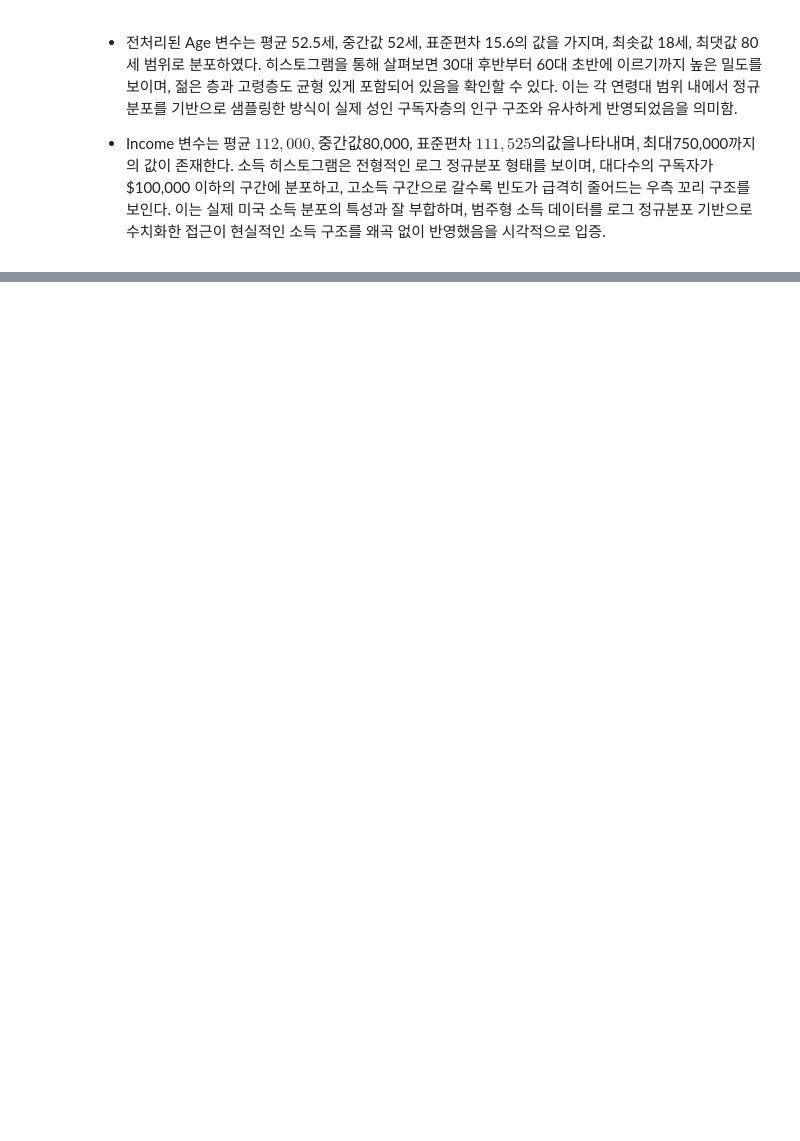
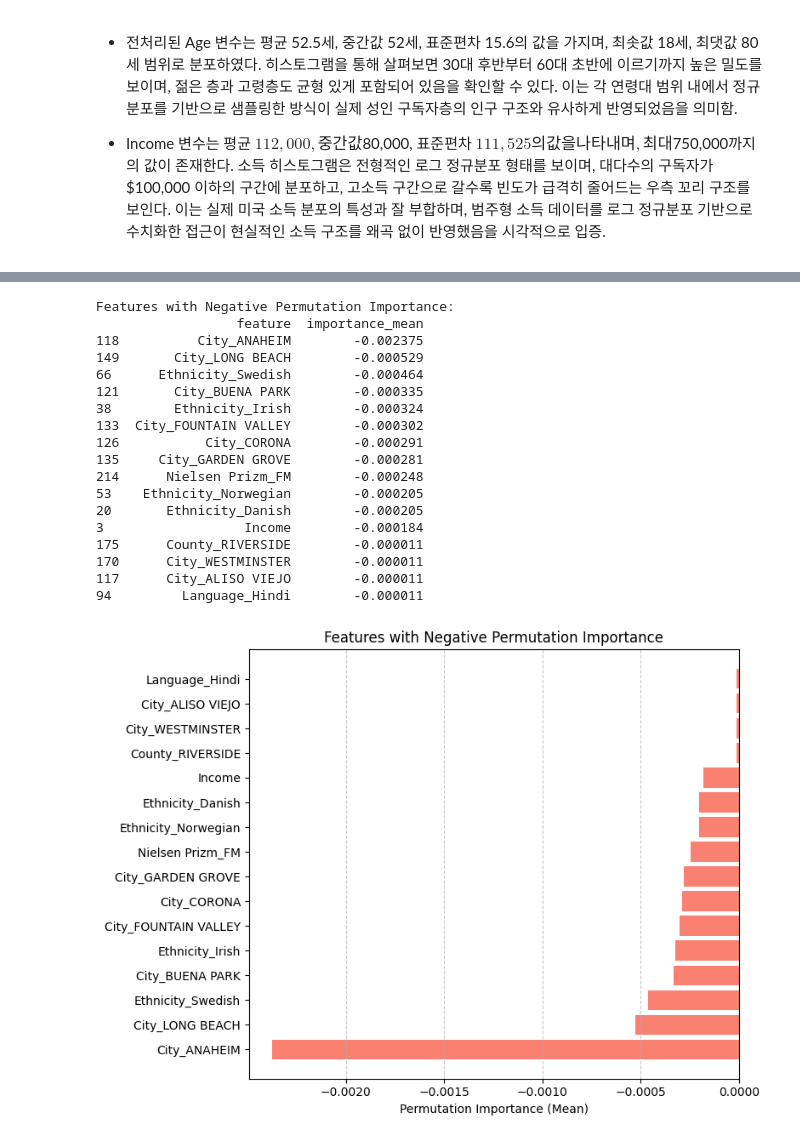
Before and after one commit to SKNETWORKS-FAMILY-AICAMP/SKN17-2nd-5Team, a Jupyter notebook: preprocessing_dh.ipynb, the cells around one changed output, grey strips where cells are left out. Cells and saved outputs as stored; diff of their text form; code cells hidden in the pictures; blank space fills up the shorter version.

```diff
--- a/preprocessing_dh.ipynb
+++ b/preprocessing_dh.ipynb
@@ -1242,0 +1613,41 @@ newspaper_df['dummy for Children'] = newspaper_df['dummy for Children'].map({'Y'
+# %%
+# 음수 중요도 변수만 필터링
+perm_df_neg = perm_df[perm_df['importance_mean'] < 0]
+
+if not perm_df_neg.empty:
+    # 음수 중요도 변수 내림차순(절댓값 기준) 정렬 (그래프용으로는 오름차순)
+    perm_df_neg_sorted = perm_df_neg.sort_values(by='importance_mean', ascending=True)
+
+    print("Features with Negative Permutation Importance:")
+    print(perm_df_neg_sorted)
+
+    # 시각화
+    plt.figure(figsize=(8, 6))
+    plt.barh(perm_df_neg_sorted['feature'], perm_df_neg_sorted['importance_mean'], color='salmon')
+    plt.xlabel('Permutation Importance (Mean)')
+    plt.title('Features with Negative Permutation Importance')
+    plt.grid(axis='x', linestyle='--', alpha=0.7)
+    plt.tight_layout()
+    plt.show()
+else:
+    print("No features with negative permutation importance.")
+# %% [output]
+Features with Negative Permutation Importance:
+                  feature  importance_mean
+118          City_ANAHEIM        -0.002375
+149       City_LONG BEACH        -0.000529
+66      Ethnicity_Swedish        -0.000464
+121       City_BUENA PARK        -0.000335
+38        Ethnicity_Irish        -0.000324
+133  City_FOUNTAIN VALLEY        -0.000302
+126           City_CORONA        -0.000291
+135     City_GARDEN GROVE        -0.000281
+214      Nielsen Prizm_FM        -0.000248
+53    Ethnicity_Norwegian        -0.000205
+20       Ethnicity_Danish        -0.000205
+3                  Income        -0.000184
+175      County_RIVERSIDE        -0.000011
+170      City_WESTMINSTER        -0.000011
+117      City_ALISO VIEJO        -0.000011
+94         Language_Hindi        -0.000011
+[figure, added]
```
Also changed, not shown: parts of 29 cells of this notebook.
